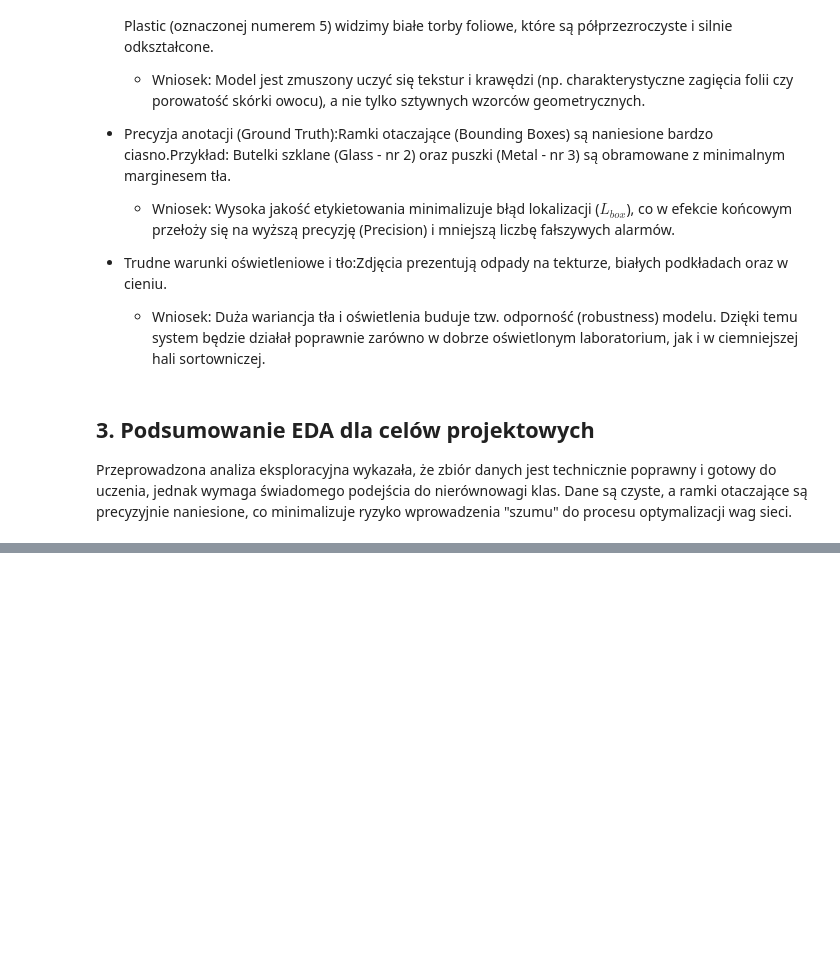
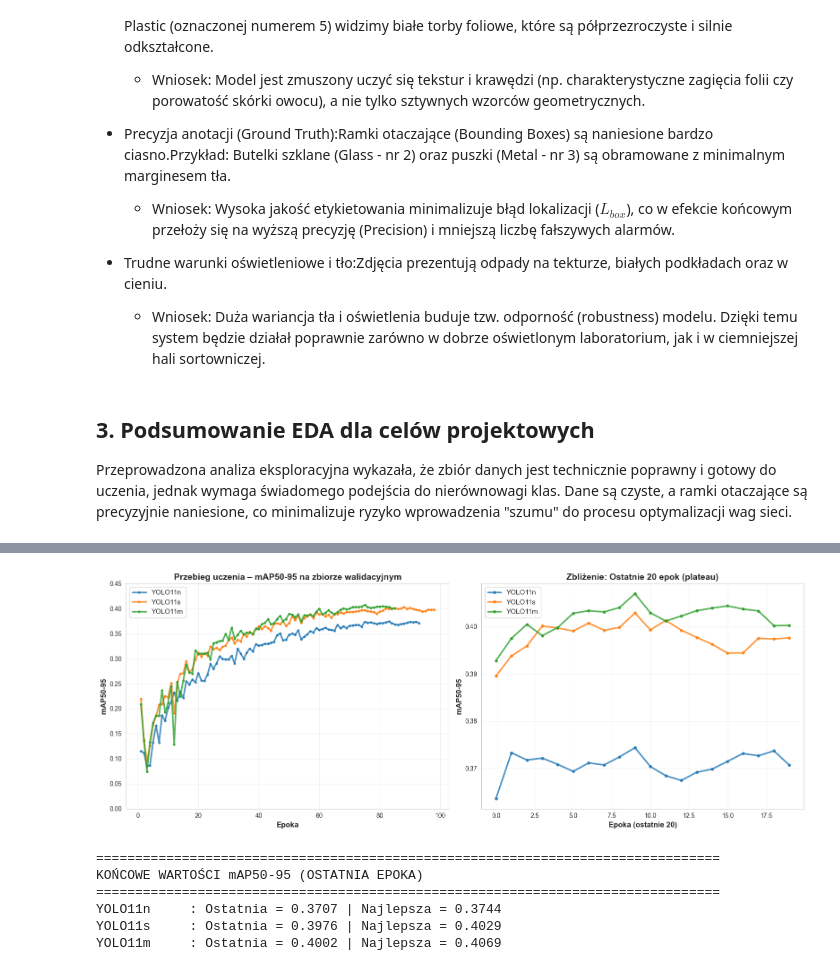
Before and after one commit to damhero/GarbageClassification, a Jupyter notebook: trening_raport_koncowy.ipynb, the cells around one changed output, grey strips where cells are left out. Drawn from its saved outputs; the diff is of its cells as text; code cells hidden in the pictures; blank space fills up the shorter version.

```diff
--- a/trening_raport_koncowy.ipynb
+++ b/trening_raport_koncowy.ipynb
@@ -139,0 +364,50 @@ Przeprowadzona analiza eksploracyjna wykazała, że zbiór danych jest techniczn
+# %%
+# Wykres 1: Porównanie mAP50-95 w czasie
+fig, (ax1, ax2) = plt.subplots(1, 2, figsize=(16, 6))
+
+# Lewy wykres: Cały przebieg treningu
+for model_name, df in results.items():
+    ax1.plot(df['epoch'], df['metrics/mAP50-95(B)'],
+             label=model_name, linewidth=2.5, marker='o', markersize=3, alpha=0.8)
+
+ax1.set_xlabel('Epoka', fontsize=12, fontweight='bold')
+ax1.set_ylabel('mAP50-95', fontsize=12, fontweight='bold')
+ax1.set_title('Przebieg uczenia – mAP50-95 na zbiorze walidacyjnym', fontsize=14, fontweight='bold')
+ax1.legend(fontsize=11)
+ax1.grid(True, alpha=0.3)
+ax1.set_ylim(0, 0.45)
+
+# Prawy wykres: Ostatnie 20 epok (zbliżenie na plateau)
+for model_name, df in results.items():
+    # Ostatnie 20 epok lub mniej jeśli model miał ich mniej
+    last_n = min(20, len(df))
+    df_tail = df.tail(last_n).copy()
+    df_tail['epoch_relative'] = range(len(df_tail))
+    ax2.plot(df_tail['epoch_relative'], df_tail['metrics/mAP50-95(B)'],
+             label=model_name, linewidth=2.5, marker='o', markersize=4, alpha=0.8)
+
+ax2.set_xlabel('Epoka (ostatnie 20)', fontsize=12, fontweight='bold')
+ax2.set_ylabel('mAP50-95', fontsize=12, fontweight='bold')
+ax2.set_title('Zbliżenie: Ostatnie 20 epok (plateau)', fontsize=14, fontweight='bold')
+ax2.legend(fontsize=11)
+ax2.grid(True, alpha=0.3)
+
+plt.tight_layout()
+plt.show()
+
+# Wyświetlenie końcowych wartości
+print("\n" + "="*80)
+print("KOŃCOWE WARTOŚCI mAP50-95 (OSTATNIA EPOKA)")
+print("="*80)
+for model_name, df in results.items():
+    final_map = df['metrics/mAP50-95(B)'].iloc[-1]
+    best_map = df['metrics/mAP50-95(B)'].max()
+    print(f"{model_name:12s}: Ostatnia = {final_map:.4f} | Najlepsza = {best_map:.4f}")
+# %% [output]
+[figure, added]
+================================================================================
+KOŃCOWE WARTOŚCI mAP50-95 (OSTATNIA EPOKA)
+================================================================================
+YOLO11n     : Ostatnia = 0.3707 | Najlepsza = 0.3744
+YOLO11s     : Ostatnia = 0.3976 | Najlepsza = 0.4029
+YOLO11m     : Ostatnia = 0.4002 | Najlepsza = 0.4069
```
Also changed, not shown: parts of 29 cells of this notebook, 42 other files.
